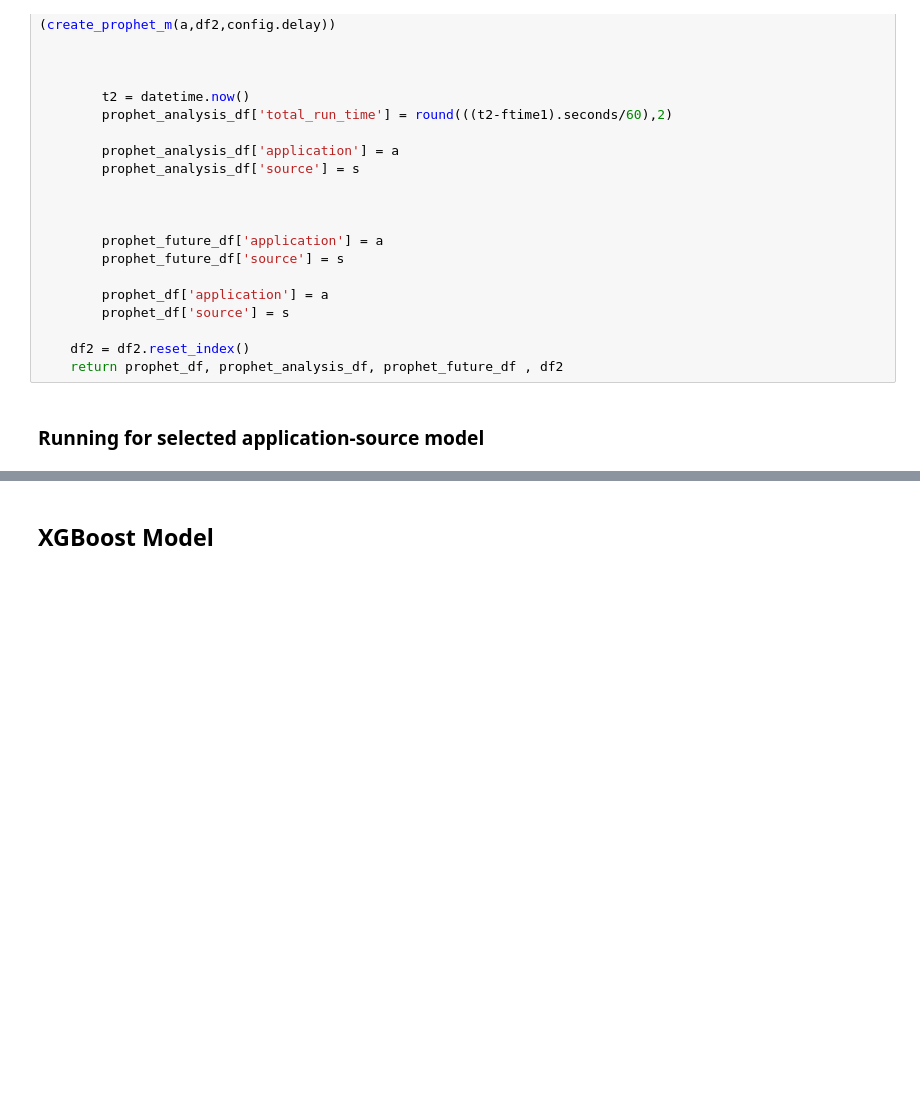
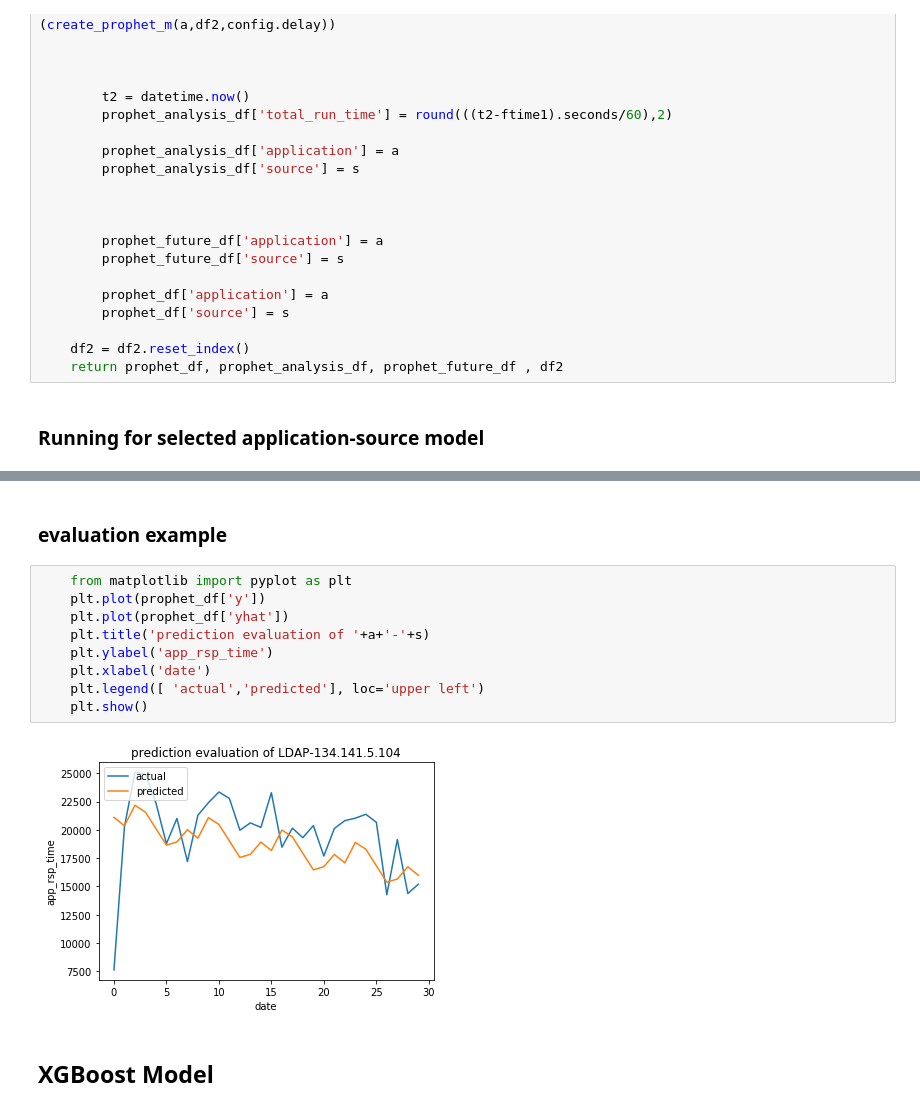
Before and after one commit to abhoopathi/predictive-analysis-netsightrpt, a Jupyter notebook: notebooks/test_other_models_notebooks/p1_lstm_xgb_prophet.ipynb, the cells around one changed output, grey strips where cells are left out. Saved outputs shown, nothing was run; the diff lists cells and outputs as text; blank space fills up the shorter version.

```diff
--- a/notebooks/test_other_models_notebooks/p1_lstm_xgb_prophet.ipynb
+++ b/notebooks/test_other_models_notebooks/p1_lstm_xgb_prophet.ipynb
@@ -285,3 +291,16 @@ prophet_analysis_df_full
+# %% [markdown]
+### evaluation example
+# %%
+    from matplotlib import pyplot as plt
+    plt.plot(prophet_df['y'])
+    plt.plot(prophet_df['yhat'])
+    plt.title('prediction evaluation of '+a+'-'+s)
+    plt.ylabel('app_rsp_time')
+    plt.xlabel('date')
+    plt.legend([ 'actual','predicted'], loc='upper left')
+    plt.show()
+# %% [output]
+[figure, added]
 # %% [markdown]
 ## XGBoost Model
 # %% [markdown]
```
Also changed, not shown: parts of 38 cells of this notebook, 1 other file.
